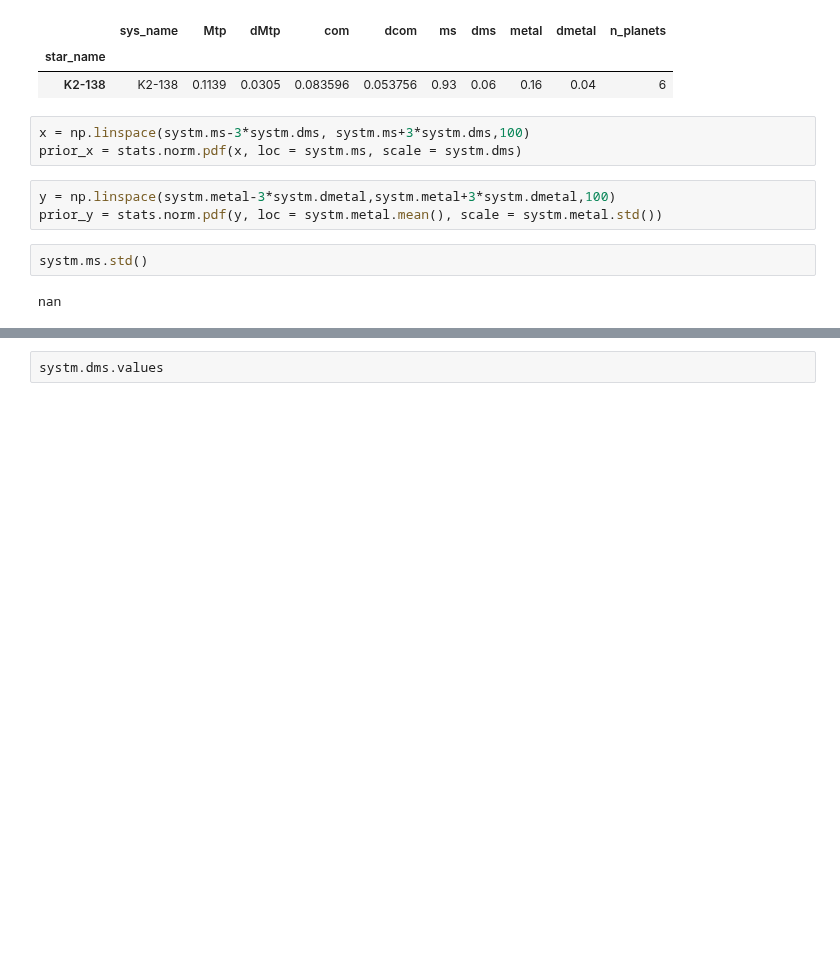
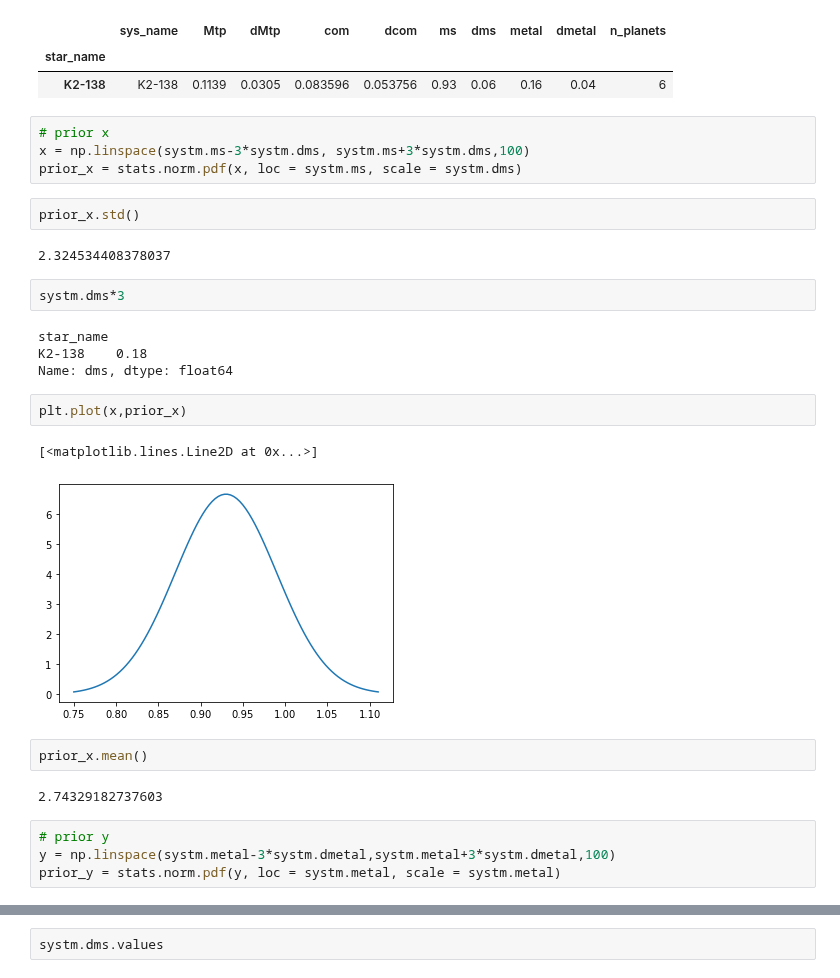
Before and after one commit to fjbautistas/kde_example, a Jupyter notebook: Marginal_Distributions.ipynb, the cells around one changed output, grey strips where cells are left out. Cells and saved outputs as stored; diff of their text form; blank space fills up the shorter version.

Commit message:
prior distributions

```diff
--- a/Marginal_Distributions.ipynb
+++ b/Marginal_Distributions.ipynb
@@ -154,12 +145,29 @@ systm
 | star_name |  |  |  |  |  |  |  |  |  |  |
 | K2-138 | K2-138 | 0.1139 | 0.0305 | 0.083596 | 0.053756 | 0.93 | 0.06 | 0.16 | 0.04 | 6 |
 # %%
+# prior x
 x = np.linspace(systm.ms-3*systm.dms, systm.ms+3*systm.dms,100)
 prior_x = stats.norm.pdf(x, loc = systm.ms, scale = systm.dms)
+# %%
+prior_x.std()
+# %% [output]
+2.324534408378037
+# %%
+systm.dms*3
+# %% [output]
+star_name
+K2-138    0.18
+Name: dms, dtype: float64
+# %%
+plt.plot(x,prior_x)
+# %% [output]
+[<matplotlib.lines.Line2D at 0x...>]
+[figure, added]
+# %%
+prior_x.mean()
+# %% [output]
+2.74329182737603
 # %%
+# prior y
 y = np.linspace(systm.metal-3*systm.dmetal,systm.metal+3*systm.dmetal,100)
-prior_y = stats.norm.pdf(y, loc = systm.metal.mean(), scale = systm.metal.std())
+prior_y = stats.norm.pdf(y, loc = systm.metal, scale = systm.metal)
-# %%
-systm.ms.std()
-# %% [output]
-nan
```
Also changed, not shown: parts of 3 cells of this notebook.
